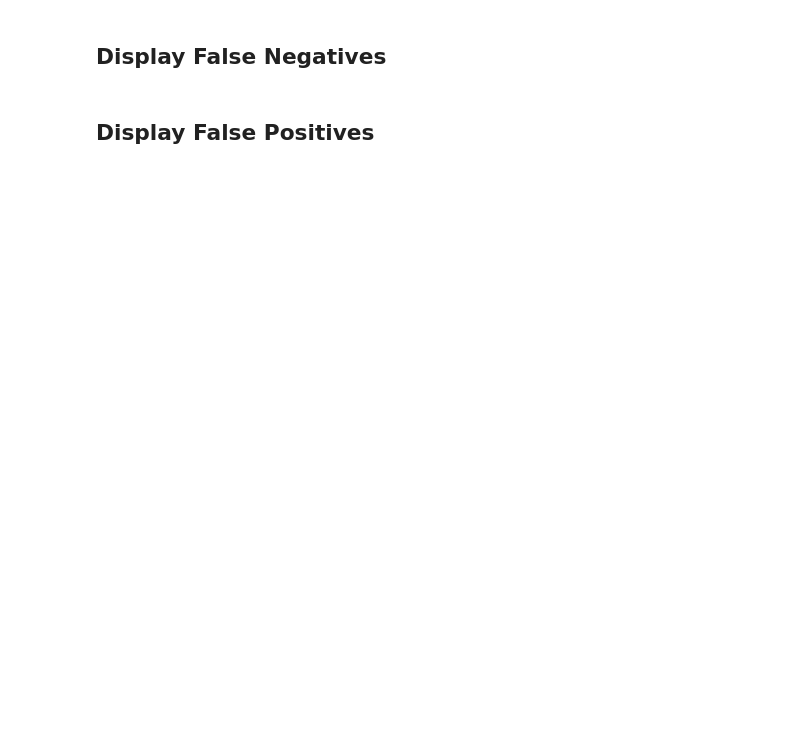
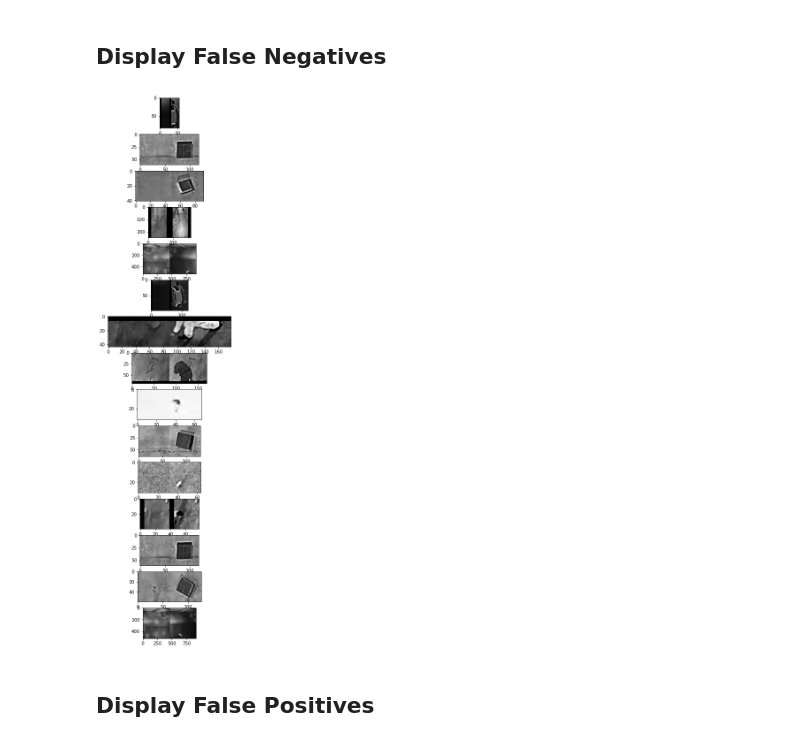
Before and after one commit to dnrevital/DL_utils, a Jupyter notebook: model_evaluation.ipynb, the cells around one changed output. Drawn from its saved outputs; the diff is of its cells as text; code cells hidden in the pictures; blank space fills up the shorter version.

```diff
--- a/model_evaluation.ipynb
+++ b/model_evaluation.ipynb
@@ -142,9 +210,0 @@ def plot_cm(labels, predictions, p=0.5):
-# %%
-num_images = NUM_RAND_IMAGES if rand_images else None
-obstacle_image_names, num_obstacle_images = get_dataset_image_names(obstacle_dataset,
-                                                                    num_images)
-no_obstacle_image_names, num_no_obstacle_images = get_dataset_image_names(no_obstacle_dataset,
-                                                                          num_images)
-num_obstacles = len(obstacle_image_names)
-num_no_obstacles = len(no_obstacle_image_names)
-num_images = num_obstacles + num_no_obstacles
@@ -180,11 +281,16 @@ plot_cm(labels, predictions) # Default: threshold = 0.5
 # %% [markdown]
 ## Display False Negatives
 # %%
-false_negatives = [im for i, im in enumerate(obstacle_pairs) if predictions[i] <= 0.5]
+false_negatives = [im for i, im in enumerate(handler.obstacle_images) if predictions[i] <= 0.5]
 
-if false_negatives:
+if len(false_negatives) > 1:
     num_images = len(false_negatives)
     _, axarr = plt.subplots(num_images, 1, figsize=(1.5*num_images, 1.5*num_images))
 
     for i, im in enumerate(false_negatives):
         axarr[i].imshow(im, cmap='gray', vmin=0, vmax=255)
+elif false_negatives:
+    plt.imshow(false_negatives[0], cmap='gray', vmin=0, vmax=255)
+    plt.show()
+# %% [output]
+[figure, added]
```
Also changed, not shown: parts of 27 cells of this notebook.
